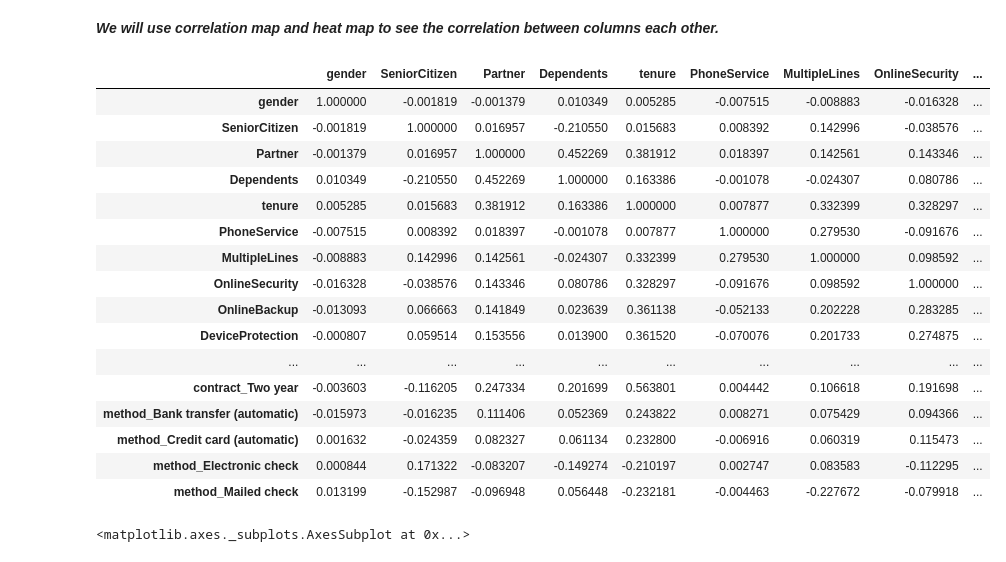
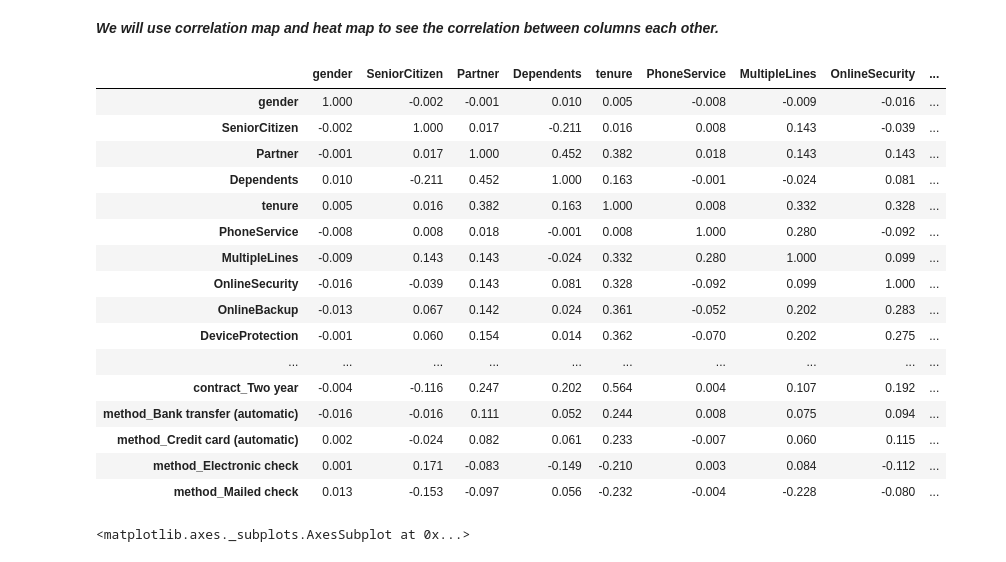
Before and after one commit to HusseinAndia/Telco_Customer_Churn, a Jupyter notebook: Telco_Customer_Churn.ipynb, the cells around one changed output. Drawn from its saved outputs; the diff is of its cells as text; code cells hidden in the pictures.

```diff
--- a/Telco_Customer_Churn.ipynb
+++ b/Telco_Customer_Churn.ipynb
@@ -288,25 +288,25 @@ mms = MinMaxScaler()
 data[['MonthlyCharges', 'TotalCharges']] = mms.fit_transform(data[['MonthlyCharges', 'TotalCharges']])
 # %%
 corr = data.corr()
-corr.style.background_gradient(cmap='coolwarm')
+corr.style.background_gradient(cmap='coolwarm').set_precision(3)
 # %% [output]
 |  | gender | SeniorCitizen | Partner | Dependents | tenure | PhoneService | MultipleLines | OnlineSecurity | ... |
-| gender | 1.000000 | -0.001819 | -0.001379 | 0.010349 | 0.005285 | -0.007515 | -0.008883 | -0.016328 | ... |
-| SeniorCitizen | -0.001819 | 1.000000 | 0.016957 | -0.210550 | 0.015683 | 0.008392 | 0.142996 | -0.038576 | ... |
-| Partner | -0.001379 | 0.016957 | 1.000000 | 0.452269 | 0.381912 | 0.018397 | 0.142561 | 0.143346 | ... |
-| Dependents | 0.010349 | -0.210550 | 0.452269 | 1.000000 | 0.163386 | -0.001078 | -0.024307 | 0.080786 | ... |
-| tenure | 0.005285 | 0.015683 | 0.381912 | 0.163386 | 1.000000 | 0.007877 | 0.332399 | 0.328297 | ... |
-| PhoneService | -0.007515 | 0.008392 | 0.018397 | -0.001078 | 0.007877 | 1.000000 | 0.279530 | -0.091676 | ... |
-| MultipleLines | -0.008883 | 0.142996 | 0.142561 | -0.024307 | 0.332399 | 0.279530 | 1.000000 | 0.098592 | ... |
-| OnlineSecurity | -0.016328 | -0.038576 | 0.143346 | 0.080786 | 0.328297 | -0.091676 | 0.098592 | 1.000000 | ... |
-| OnlineBackup | -0.013093 | 0.066663 | 0.141849 | 0.023639 | 0.361138 | -0.052133 | 0.202228 | 0.283285 | ... |
-| DeviceProtection | -0.000807 | 0.059514 | 0.153556 | 0.013900 | 0.361520 | -0.070076 | 0.201733 | 0.274875 | ... |
+| gender | 1.000 | -0.002 | -0.001 | 0.010 | 0.005 | -0.008 | -0.009 | -0.016 | ... |
+| SeniorCitizen | -0.002 | 1.000 | 0.017 | -0.211 | 0.016 | 0.008 | 0.143 | -0.039 | ... |
+| Partner | -0.001 | 0.017 | 1.000 | 0.452 | 0.382 | 0.018 | 0.143 | 0.143 | ... |
+| Dependents | 0.010 | -0.211 | 0.452 | 1.000 | 0.163 | -0.001 | -0.024 | 0.081 | ... |
+| tenure | 0.005 | 0.016 | 0.382 | 0.163 | 1.000 | 0.008 | 0.332 | 0.328 | ... |
+| PhoneService | -0.008 | 0.008 | 0.018 | -0.001 | 0.008 | 1.000 | 0.280 | -0.092 | ... |
+| MultipleLines | -0.009 | 0.143 | 0.143 | -0.024 | 0.332 | 0.280 | 1.000 | 0.099 | ... |
+| OnlineSecurity | -0.016 | -0.039 | 0.143 | 0.081 | 0.328 | -0.092 | 0.099 | 1.000 | ... |
+| OnlineBackup | -0.013 | 0.067 | 0.142 | 0.024 | 0.361 | -0.052 | 0.202 | 0.283 | ... |
+| DeviceProtection | -0.001 | 0.060 | 0.154 | 0.014 | 0.362 | -0.070 | 0.202 | 0.275 | ... |
 | ... | ... | ... | ... | ... | ... | ... | ... | ... | ... |
-| contract_Two year | -0.003603 | -0.116205 | 0.247334 | 0.201699 | 0.563801 | 0.004442 | 0.106618 | 0.191698 | ... |
-| method_Bank transfer (automatic) | -0.015973 | -0.016235 | 0.111406 | 0.052369 | 0.243822 | 0.008271 | 0.075429 | 0.094366 | ... |
-| method_Credit card (automatic) | 0.001632 | -0.024359 | 0.082327 | 0.061134 | 0.232800 | -0.006916 | 0.060319 | 0.115473 | ... |
-| method_Electronic check | 0.000844 | 0.171322 | -0.083207 | -0.149274 | -0.210197 | 0.002747 | 0.083583 | -0.112295 | ... |
-| method_Mailed check | 0.013199 | -0.152987 | -0.096948 | 0.056448 | -0.232181 | -0.004463 | -0.227672 | -0.079918 | ... |
+| contract_Two year | -0.004 | -0.116 | 0.247 | 0.202 | 0.564 | 0.004 | 0.107 | 0.192 | ... |
+| method_Bank transfer (automatic) | -0.016 | -0.016 | 0.111 | 0.052 | 0.244 | 0.008 | 0.075 | 0.094 | ... |
+| method_Credit card (automatic) | 0.002 | -0.024 | 0.082 | 0.061 | 0.233 | -0.007 | 0.060 | 0.115 | ... |
+| method_Electronic check | 0.001 | 0.171 | -0.083 | -0.149 | -0.210 | 0.003 | 0.084 | -0.112 | ... |
+| method_Mailed check | 0.013 | -0.153 | -0.097 | 0.056 | -0.232 | -0.004 | -0.228 | -0.080 | ... |
 # %%
 sns.heatmap(corr, vmin=0, vmax=1)
 # %% [output]
```
Also changed, not shown: parts of 15 cells of this notebook.
